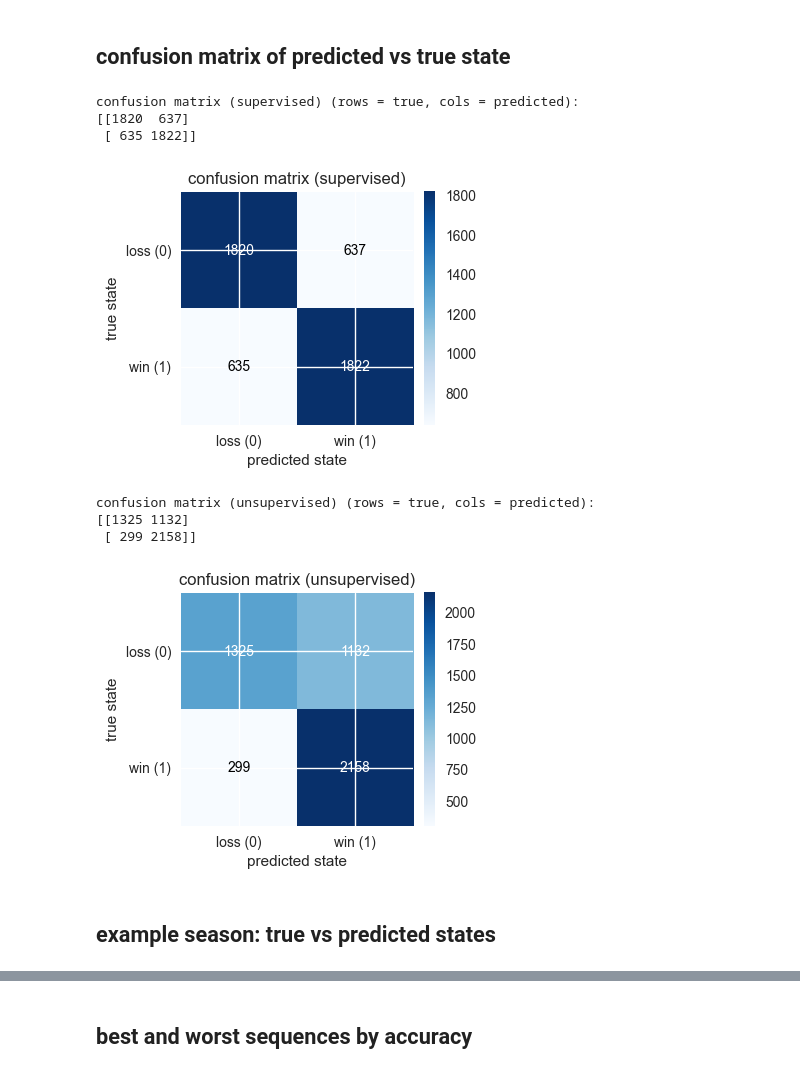
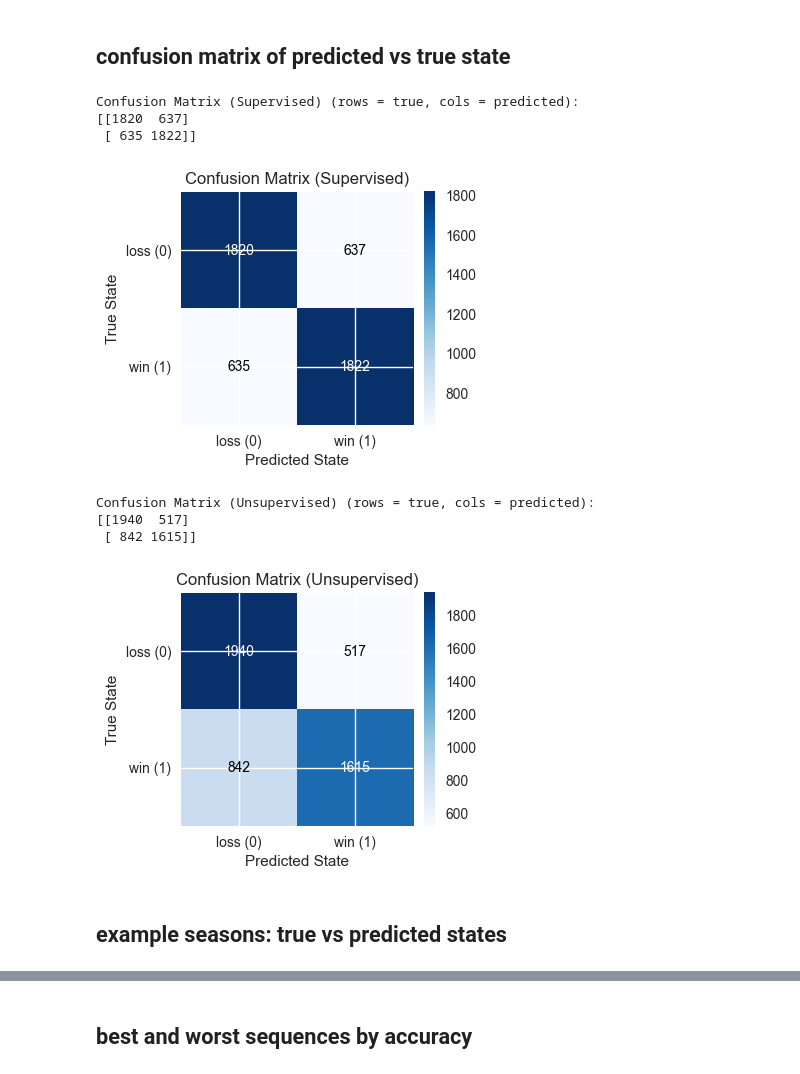
Before and after one commit to FardinHaque60/cse250a_bball_prediction_model, a Jupyter notebook: notebooks/run_hmm_models.ipynb, the cells around one changed output, grey strips where cells are left out. Cells and saved outputs as stored; diff of their text form; code cells hidden in the pictures.

```diff
--- a/notebooks/run_hmm_models.ipynb
+++ b/notebooks/run_hmm_models.ipynb
@@ -29,7 +29,7 @@ import matplotlib.pyplot as plt
 DATA_PATH = str(PROJECT_ROOT / "data" / "allseasons.csv")  # path where game data is stored
 HOLDOUT_SEASONS = (2018, 2024)  # test set seasons
 NUM_STATES_SUPERVISED = 2  # 0 = loss, 1 = win (if 2 states, else state to win/loss mapping is done later)
-NUM_STATES_UNSUPERVISED = 88
+NUM_STATES_UNSUPERVISED = 90
 NUM_BINS_SUPERVISED = 8
 NUM_BINS_UNSUPERVISED = 3
 DEAN = False
@@ -339,7 +339,7 @@ for y_true, y_pred in zip(test_states_supervised, pred_paths_supervised):
     for t in range(T):
         confusion[y_true[t], y_pred[t]] += 1
 
-print("confusion matrix (supervised) (rows = true, cols = predicted):")
+print("Confusion Matrix (Supervised) (rows = true, cols = predicted):")
 print(confusion)
 
 fig, ax = plt.subplots(figsize=(4, 4))
@@ -350,9 +350,9 @@ ax.set_yticks(range(num_outcomes))
 labels = ["loss (0)", "win (1)"][:num_outcomes]
 ax.set_xticklabels(labels)
 ax.set_yticklabels(labels)
-ax.set_xlabel("predicted state")
-ax.set_ylabel("true state")
-ax.set_title("confusion matrix (supervised)")
+ax.set_xlabel("Predicted State")
+ax.set_ylabel("True State")
+ax.set_title("Confusion Matrix (Supervised)")
 
 # use white text on dark cells and black text on light cells
 thresh = confusion.max() / 2.0
@@ -373,42 +373,42 @@ for y_true, y_pred in zip(test_states_unsupervised, pred_paths_unsupervised):
     if y_true.size == 0 or y_pred.size == 0:
         continue
     T = min(y_true.size, y_pred.size)
     for t in range(T):
         confusion[y_true[t], y_pred[t]] += 1
 
-print("confusion matrix (unsupervised) (rows = true, cols = predicted):")
+print("Confusion Matrix (Unsupervised) (rows = true, cols = predicted):")
 print(confusion)
 
 fig, ax = plt.subplots(figsize=(4, 4))
 im = ax.imshow(confusion, cmap="Blues")
 
 ax.set_xticks(range(num_outcomes))
 ax.set_yticks(range(num_outcomes))
 labels = ["loss (0)", "win (1)"][:num_outcomes]
 ax.set_xticklabels(labels)
 ax.set_yticklabels(labels)
-ax.set_xlabel("predicted state")
-ax.set_ylabel("true state")
-ax.set_title("confusion matrix (unsupervised)")
+ax.set_xlabel("Predicted State")
+ax.set_ylabel("True State")
+ax.set_title("Confusion Matrix (Unsupervised)")
 
 # use white text on dark cells and black text on light cells
 thresh = confusion.max() / 2.0
 for i in range(num_outcomes):
     for j in range(num_outcomes):
         color = "white" if confusion[i, j] > thresh else "black"
         ax.text(j, i, confusion[i, j], ha="center", va="center", color=color)
 
 fig.colorbar(im, ax=ax, fraction=0.046, pad=0.04)
 plt.tight_layout()
 plt.show()
 # %% [output]
-confusion matrix (supervised) (rows = true, cols = predicted):
+Confusion Matrix (Supervised) (rows = true, cols = predicted):
 [[1820  637]
  [ 635 1822]]
-[figure, old version]
+[figure, new version]
-confusion matrix (unsupervised) (rows = true, cols = predicted):
-[[1325 1132]
- [ 299 2158]]
+Confusion Matrix (Unsupervised) (rows = true, cols = predicted):
+[[1940  517]
+ [ 842 1615]]
-[figure, old version]
+[figure, new version]
 # %% [markdown]
-## example season: true vs predicted states
+## example seasons: true vs predicted states
```
Also changed, not shown: parts of 9 cells of this notebook, 2 other files.
